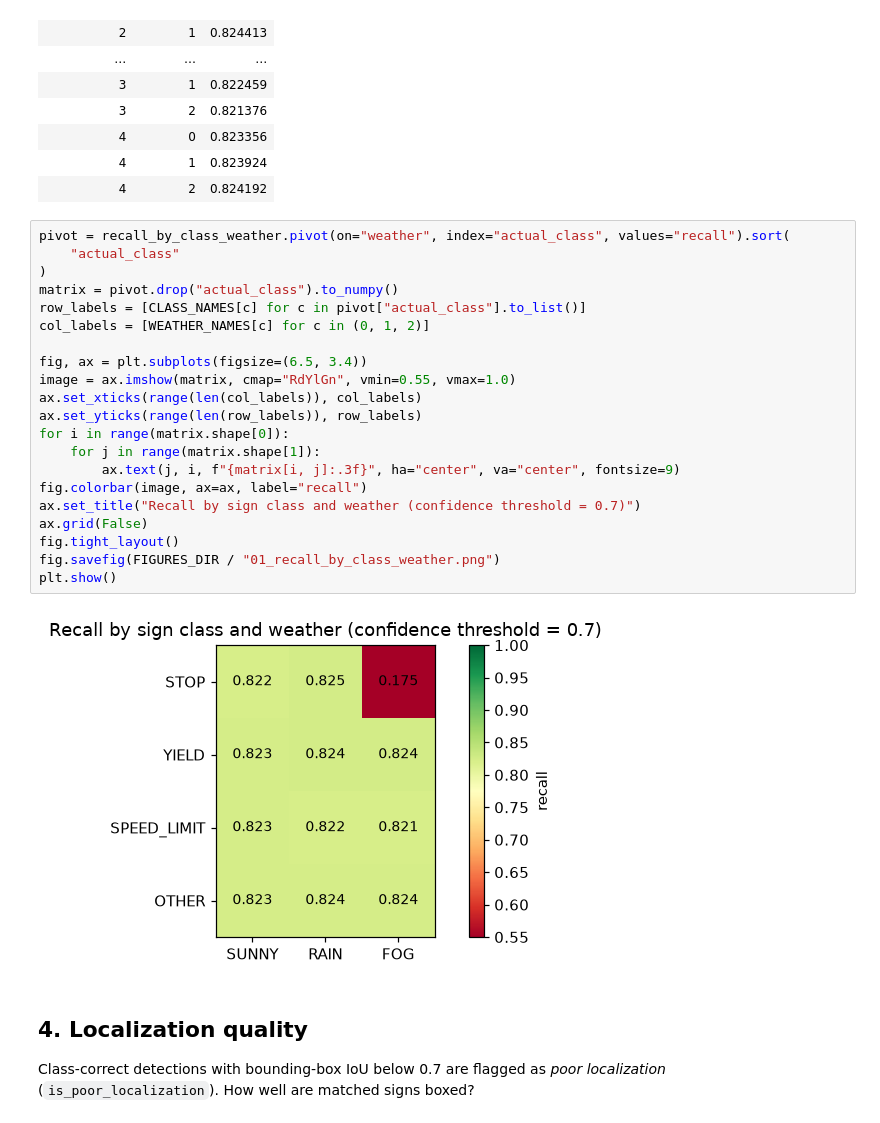
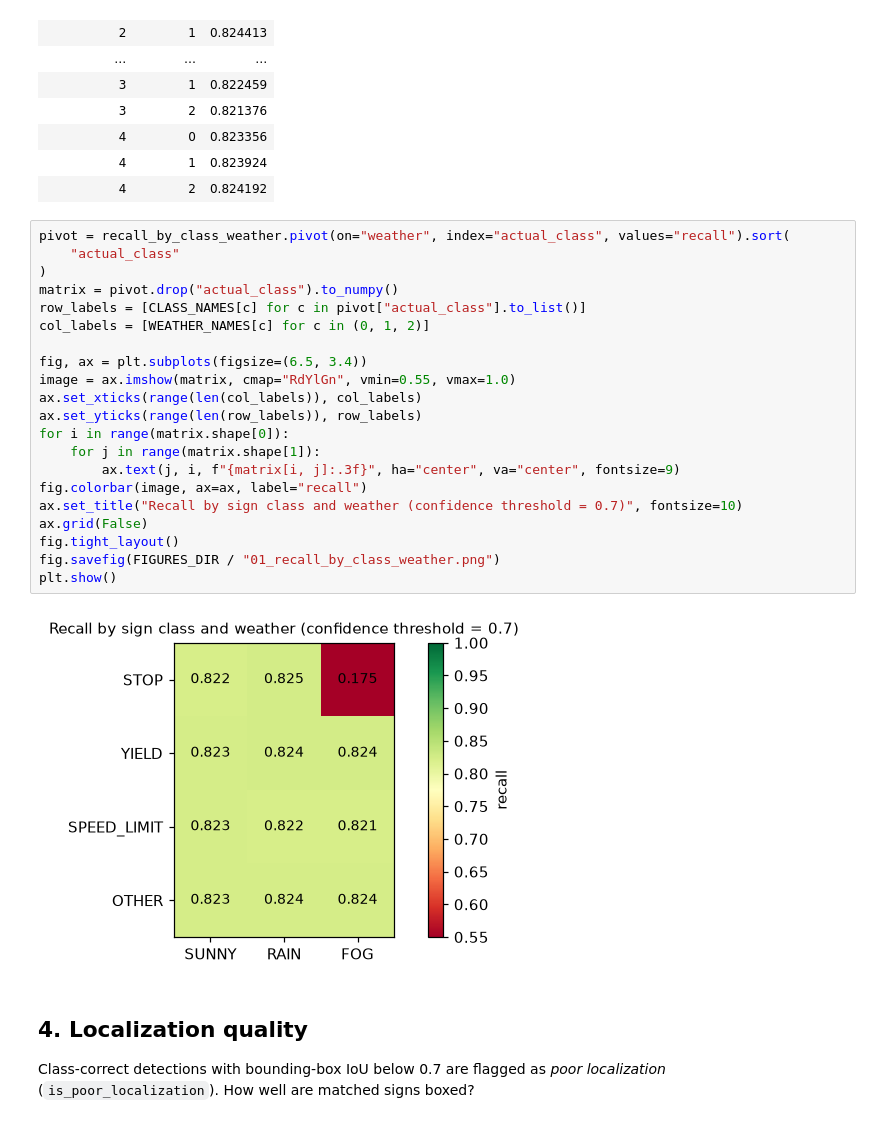
Before and after one commit to sepawid/av-portfolio, a Jupyter notebook: notebooks/exploration.ipynb, the cells around one changed output. Drawn from its saved outputs; the diff is of its cells as text.

```diff
--- a/notebooks/exploration.ipynb
+++ b/notebooks/exploration.ipynb
@@ -139,26 +141,26 @@ shape: (12, 3)
 # %%
 pivot = recall_by_class_weather.pivot(on="weather", index="actual_class", values="recall").sort(
     "actual_class"
 )
 matrix = pivot.drop("actual_class").to_numpy()
 row_labels = [CLASS_NAMES[c] for c in pivot["actual_class"].to_list()]
 col_labels = [WEATHER_NAMES[c] for c in (0, 1, 2)]
 
 fig, ax = plt.subplots(figsize=(6.5, 3.4))
 image = ax.imshow(matrix, cmap="RdYlGn", vmin=0.55, vmax=1.0)
 ax.set_xticks(range(len(col_labels)), col_labels)
 ax.set_yticks(range(len(row_labels)), row_labels)
 for i in range(matrix.shape[0]):
     for j in range(matrix.shape[1]):
         ax.text(j, i, f"{matrix[i, j]:.3f}", ha="center", va="center", fontsize=9)
 fig.colorbar(image, ax=ax, label="recall")
-ax.set_title("Recall by sign class and weather (confidence threshold = 0.7)")
+ax.set_title("Recall by sign class and weather (confidence threshold = 0.7)", fontsize=10)
 ax.grid(False)
 fig.tight_layout()
 fig.savefig(FIGURES_DIR / "01_recall_by_class_weather.png")
 plt.show()
 # %% [output]
-[figure, old version]
+[figure, new version]
 # %% [markdown]
 ## 4. Localization quality
 
```
Also changed, not shown: parts of 7 cells of this notebook, 4 other files.
